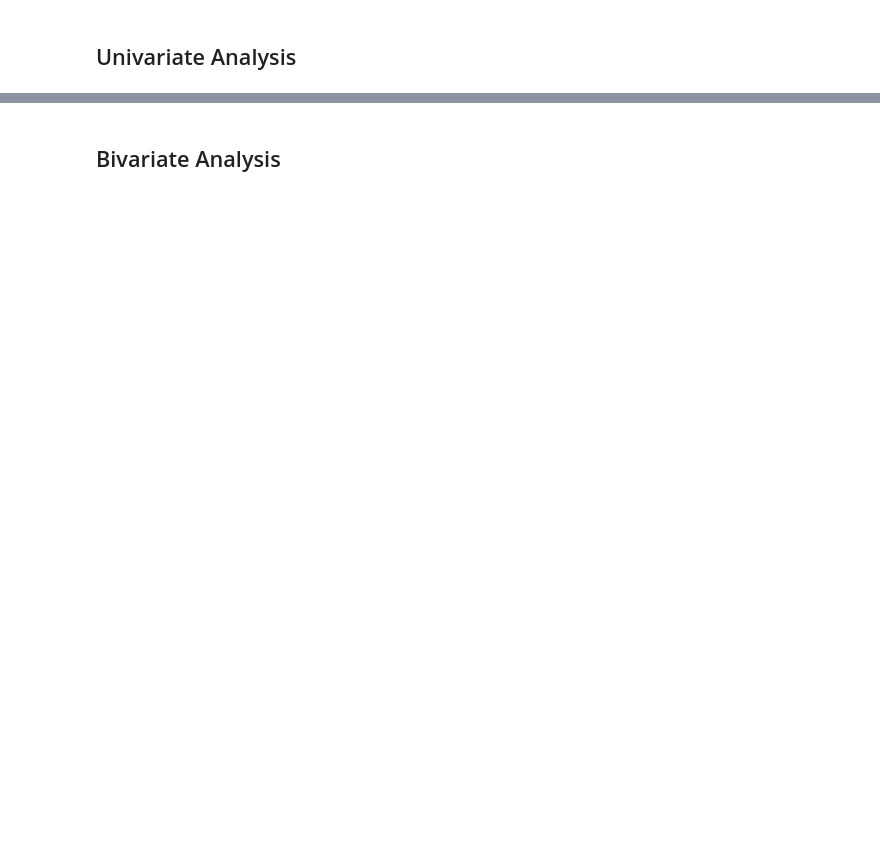
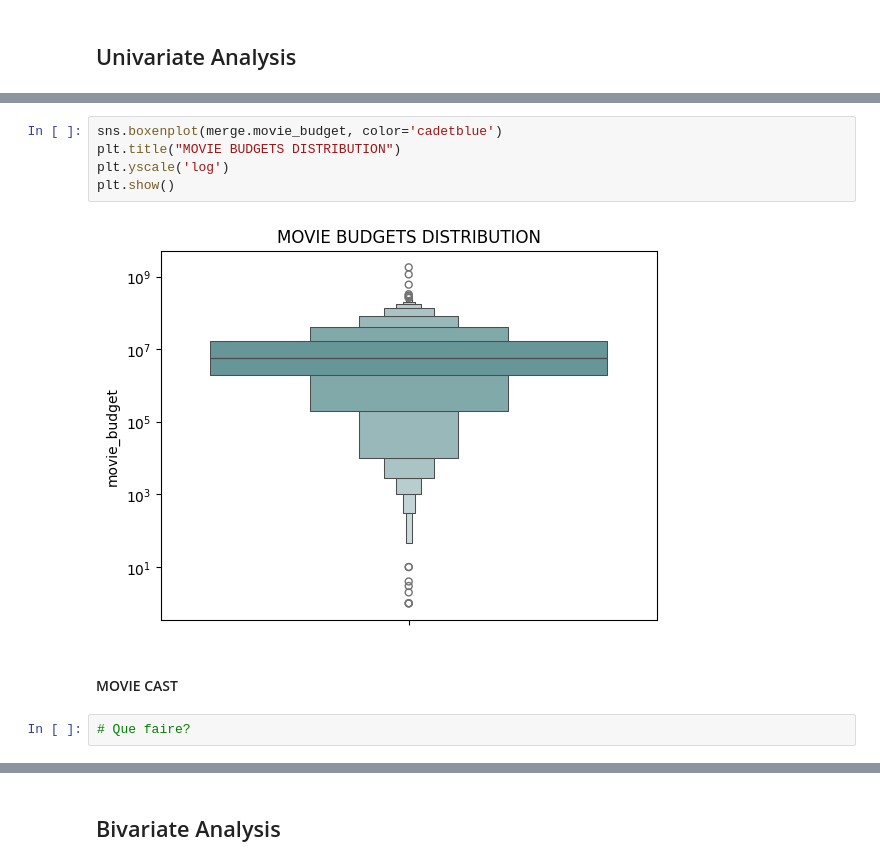
Before and after one commit to t7bo/BOX, a Jupyter notebook: eda/EDA.ipynb, the cells around one changed output, grey strips where cells are left out. Cells and saved outputs as stored; diff of their text form; blank space fills up the shorter version.

```diff
--- a/eda/EDA.ipynb
+++ b/eda/EDA.ipynb
@@ -201,0 +269,11 @@ target_df
+# %%
+sns.boxenplot(merge.movie_budget, color='cadetblue')
+plt.title("MOVIE BUDGETS DISTRIBUTION")
+plt.yscale('log')
+plt.show()
+# %% [output]
+[figure, added]
+# %% [markdown]
+#### MOVIE CAST
+# %%
+# Que faire?
```
Also changed, not shown: parts of 31 cells of this notebook, 1 other file.
